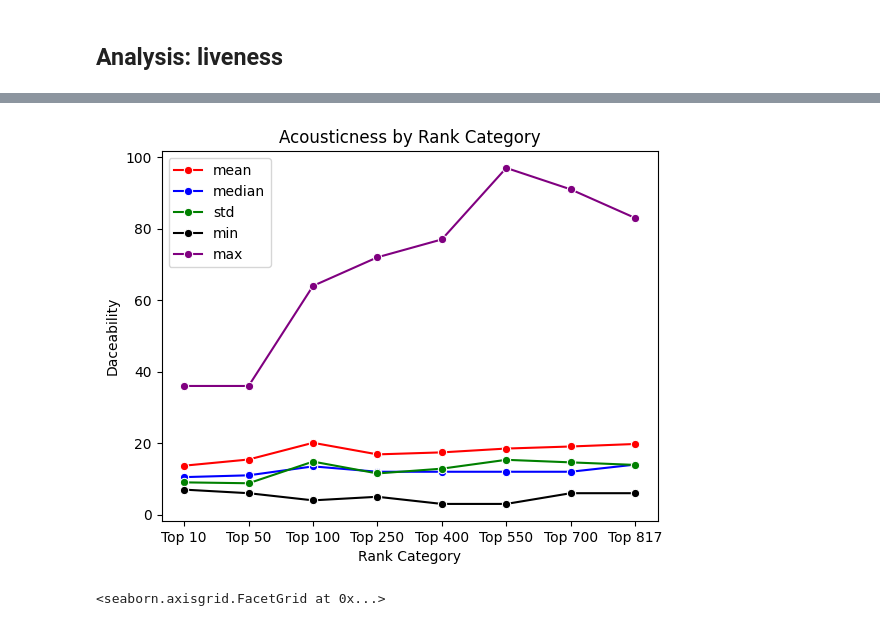
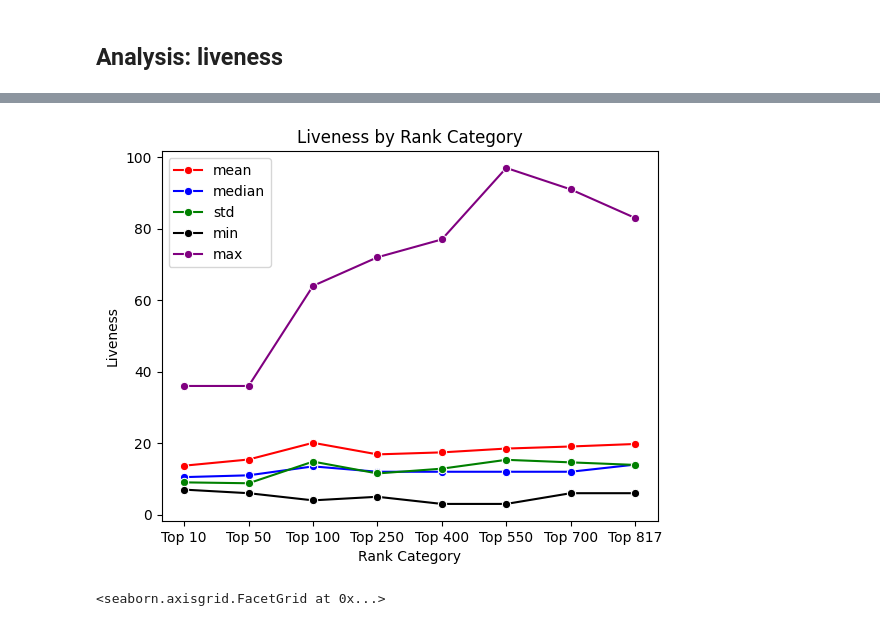
Before and after one commit to low122/Spotify-music-trend, a Jupyter notebook: spotifyAnalysis.ipynb, the cells around one changed output, grey strips where cells are left out. Drawn from its saved outputs; the diff is of its cells as text; code cells hidden in the pictures.

```diff
--- a/spotifyAnalysis.ipynb
+++ b/spotifyAnalysis.ipynb
@@ -1096,18 +1150,18 @@ Name: acousticness_%, dtype: object
 # %%
 data = ranked_data.groupby('rank_category', observed=True)['liveness_%'].agg(['mean', 'median', 'std', 'min', 'max']).reset_index()
 
 sns.lineplot(x='rank_category', y='mean', data=data, marker='o', color='red', label='mean')
 sns.lineplot(x='rank_category', y='median', data=data, marker='o', color='blue', label='median')
 sns.lineplot(x='rank_category', y='std', data=data, marker='o', color='green', label='std')
 sns.lineplot(x='rank_category', y='min', data=data, marker='o', color='black', label='min')
 sns.lineplot(x='rank_category', y='max', data=data, marker='o', color='purple', label='max')
 
-plt.title('Acousticness by Rank Category')
+plt.title('Liveness by Rank Category')
 plt.xlabel('Rank Category')
-plt.ylabel('Daceability')
+plt.ylabel('Liveness')
 plt.show()
 # %% [output]
-[figure, old version]
+[figure, new version]
 # %%
 sns.displot(data = new_spotify_data, x = "liveness_%", kde = True)
 # %% [output]
```
Also changed, not shown: parts of 30 cells of this notebook.
